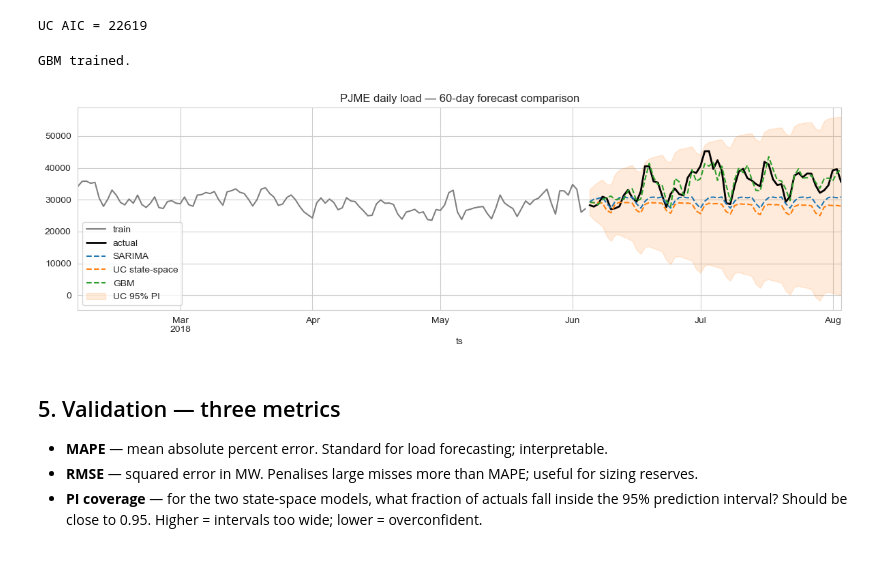
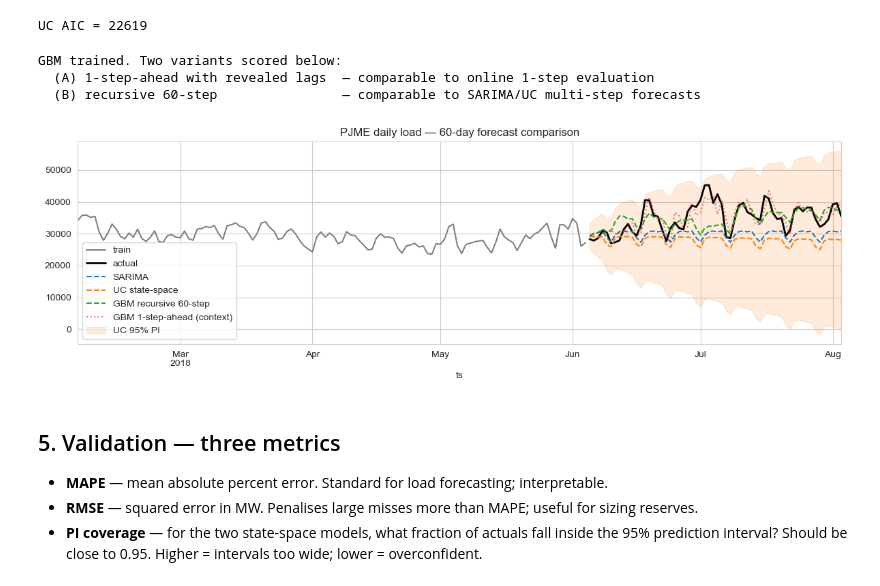
Before and after one commit to gabayae/data-portfolio, a Jupyter notebook: 02-electricity-load-forecasting-pjm/notebook.ipynb, the cells around one changed output. Drawn from its saved outputs; the diff is of its cells as text; code cells hidden in the pictures.

Commit message:
Project 02: recursive 60-step GBM (new headline MAPE 9.0% vs SARIMA 14.5%, +38% lift under fair comparison); keep 1-step-ahead as labeled context; Clopper-Pearson CIs on PI coverage

```diff
--- a/02-electricity-load-forecasting-pjm/notebook.ipynb
+++ b/02-electricity-load-forecasting-pjm/notebook.ipynb
@@ -192,31 +192,58 @@ def make_feats(s):
     f['roll28'] = s.shift(1).rolling(28).mean()
     return f
 
-feats = make_feats(daily).dropna()              # drops the warm-up rows where lags are NaN
-y = daily.loc[feats.index]
-Xtr = feats.loc[:train_d.index[-1]]; ytr = y.loc[Xtr.index]
-Xte = feats.loc[test_d.index]
+# Fit the GBM on train-only data.
+feats_tr = make_feats(train_d).dropna()
+y_tr_gbm = train_d.loc[feats_tr.index]
+gbm = GradientBoostingRegressor(n_estimators=400, max_depth=3, learning_rate=0.05, random_state=0).fit(feats_tr, y_tr_gbm)
 
-# 400 shallow trees + low LR = strong regulariser. random_state=0 for reproducibility.
-gbm = GradientBoostingRegressor(n_estimators=400, max_depth=3, learning_rate=0.05, random_state=0).fit(Xtr, ytr)
-mean_gbm = pd.Series(gbm.predict(Xte), index=test_d.index)
-print('GBM trained.')
+# --- Variant A: 1-step-ahead with revealed lags (previous reporting style) ---
+# feats_full is built on the full daily series — lag_1, lag_7, etc. for test day T
+# pull from the realised test window. Analogous to online 1-step evaluation where
+# yesterday's actual is known at inference time. Fast; not a horizon forecast.
+feats_full = make_feats(daily).dropna()
+mean_gbm_1step = pd.Series(gbm.predict(feats_full.loc[test_d.index]), index=test_d.index)
+
+# --- Variant B: TRUE recursive 60-step forecast ---
+# Append each GBM prediction to the running history, then rebuild features for the next
+# step. This is the apples-to-apples comparison against SARIMA and UC's 60-day
+# multi-step forecasts (which also feed their own predictions back as "history").
+history = train_d.copy()
+preds_rec = []
+for step_date in test_d.index:
+    extended = pd.concat([history, pd.Series([np.nan], index=[step_date])])
+    feat_row = make_feats(extended).iloc[[-1]]
+    if feat_row.isna().any(axis=None):
+        yhat = float(history.iloc[-1])    # defensive fallback at lag warm-up boundary
+    else:
+        yhat = float(gbm.predict(feat_row)[0])
+    preds_rec.append(yhat)
+    history = pd.concat([history, pd.Series([yhat], index=[step_date])])
+
+mean_gbm_recursive = pd.Series(preds_rec, index=test_d.index)
+print('GBM trained. Two variants scored below:')
+print('  (A) 1-step-ahead with revealed lags  — comparable to online 1-step evaluation')
+print('  (B) recursive 60-step                — comparable to SARIMA/UC multi-step forecasts')
 # %% [output]
-GBM trained.
+GBM trained. Two variants scored below:
+  (A) 1-step-ahead with revealed lags  — comparable to online 1-step evaluation
+  (B) recursive 60-step                — comparable to SARIMA/UC multi-step forecasts
 # %%
 # Side-by-side forecast plot. UC's 95% PI is shown as the shaded band — it's the
 # operationally useful one for procurement (interval calibration > point accuracy).
+# For the GBM we plot the recursive 60-step variant (the fair comparison).
 fig, ax = plt.subplots(figsize=(12, 4))
 train_d.tail(120).plot(ax=ax, color='gray', label='train')
 test_d.plot(ax=ax, color='black', linewidth=2, label='actual')
 mean_sarima.plot(ax=ax, label='SARIMA', linestyle='--')
 mean_uc.plot(ax=ax, label='UC state-space', linestyle='--')
-mean_gbm.plot(ax=ax, label='GBM', linestyle='--')
+mean_gbm_recursive.plot(ax=ax, label='GBM recursive 60-step', linestyle='--')
+mean_gbm_1step.plot(ax=ax, label='GBM 1-step-ahead (context)', linestyle=':', alpha=0.6)
 ax.fill_between(ci_uc.index, ci_uc.iloc[:,0], ci_uc.iloc[:,1], alpha=0.15, color='C1', label='UC 95% PI')
 ax.set_title('PJME daily load — 60-day forecast comparison')
 ax.legend(); plt.tight_layout(); plt.show()
 # %% [output]
-[figure, old version]
+[figure, new version]
 # %% [markdown]
 ## 5. Validation — three metrics
 
```
Also changed, not shown: parts of 4 cells of this notebook, 4 other files.
